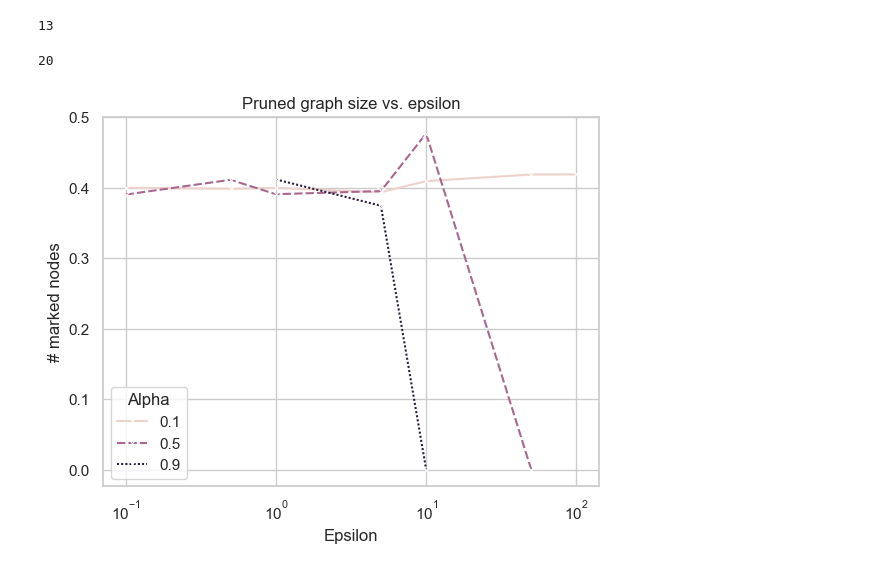
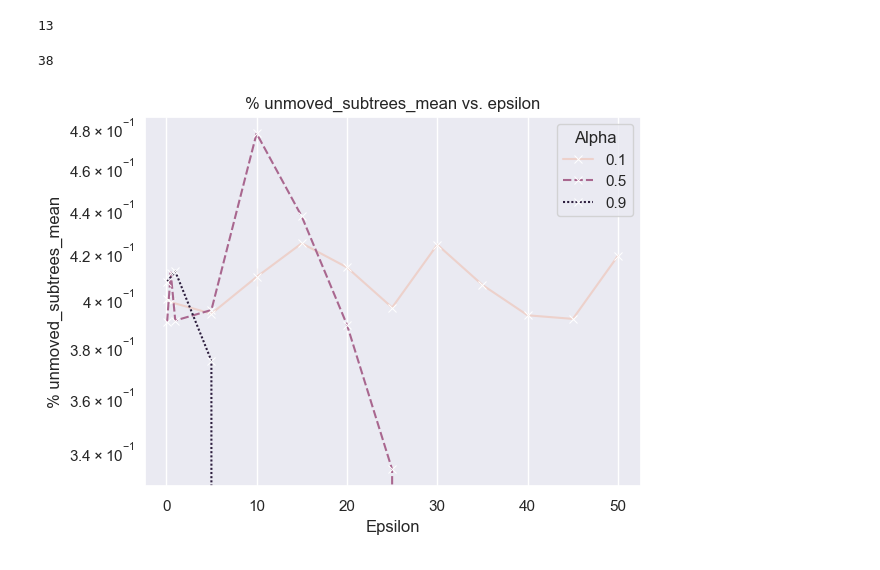
Before and after one commit to jonathancyu/prov-dp, a Jupyter notebook: playground.ipynb, the cells around one changed output. Cells and saved outputs as stored; diff of their text form; code cells hidden in the pictures.

Commit message:
feat: Fully working graph pipeline

```diff
--- a/playground.ipynb
+++ b/playground.ipynb
@@ -103,32 +103,34 @@ from pathlib import Path
 save_dot(big_trees[0].to_dot(), Path('./big_tree.dot'))
 # %%
 import pandas as pd
-df = pd.read_csv('../data/stats_trimmed.csv')
+df = pd.read_csv('stats_trimmed.csv')
 df['alpha'] = df['alpha'].astype(float)
+df['epsilon'] = df['epsilon'].astype(float)
+df = df[df['epsilon'] <= 60]
 df = df[df['alpha'].isin([0.1, 0.5, 0.9])]
 # df['pruned_graph_size_mean'] = df['pruned_graph_size_mean'].astype(float)
 len(df)
 # %% [output]
-20
+38
 # %%
 import seaborn as sns
 import matplotlib.pyplot as plt
-sns.set_theme()
-sns.set_style("whitegrid")
-sns.set_palette('tab10')
-ax = sns.lineplot(
-    data=df,
-    x='epsilon',
-    y='% unmoved_subtrees_mean',
-    hue='alpha',
-    marker='x',
-    style='alpha'
-)
-ax.set(xscale='log')
-plt.title('Pruned graph size vs. epsilon')
-plt.xlabel('Epsilon')
-plt.ylabel('# marked nodes')
-plt.legend(title='Alpha')
+def graph(stat):
+    sns.set_theme()
+    ax = sns.lineplot(
+        data=df,
+        x='epsilon',
+        y=stat,
+        hue='alpha',
+        marker='x',
+        style='alpha',
+    )
+    ax.set(yscale='log')
+    plt.title(f'{stat} vs. epsilon')
+    plt.xlabel('Epsilon')
+    plt.ylabel(stat)
+    plt.legend(title='Alpha')
+graph('% unmoved_subtrees_mean')
 plt.show()
 # %% [output]
-[figure, old version]
+[figure, new version]
```
Also changed, not shown: parts of 8 cells of this notebook, 1 other file.
